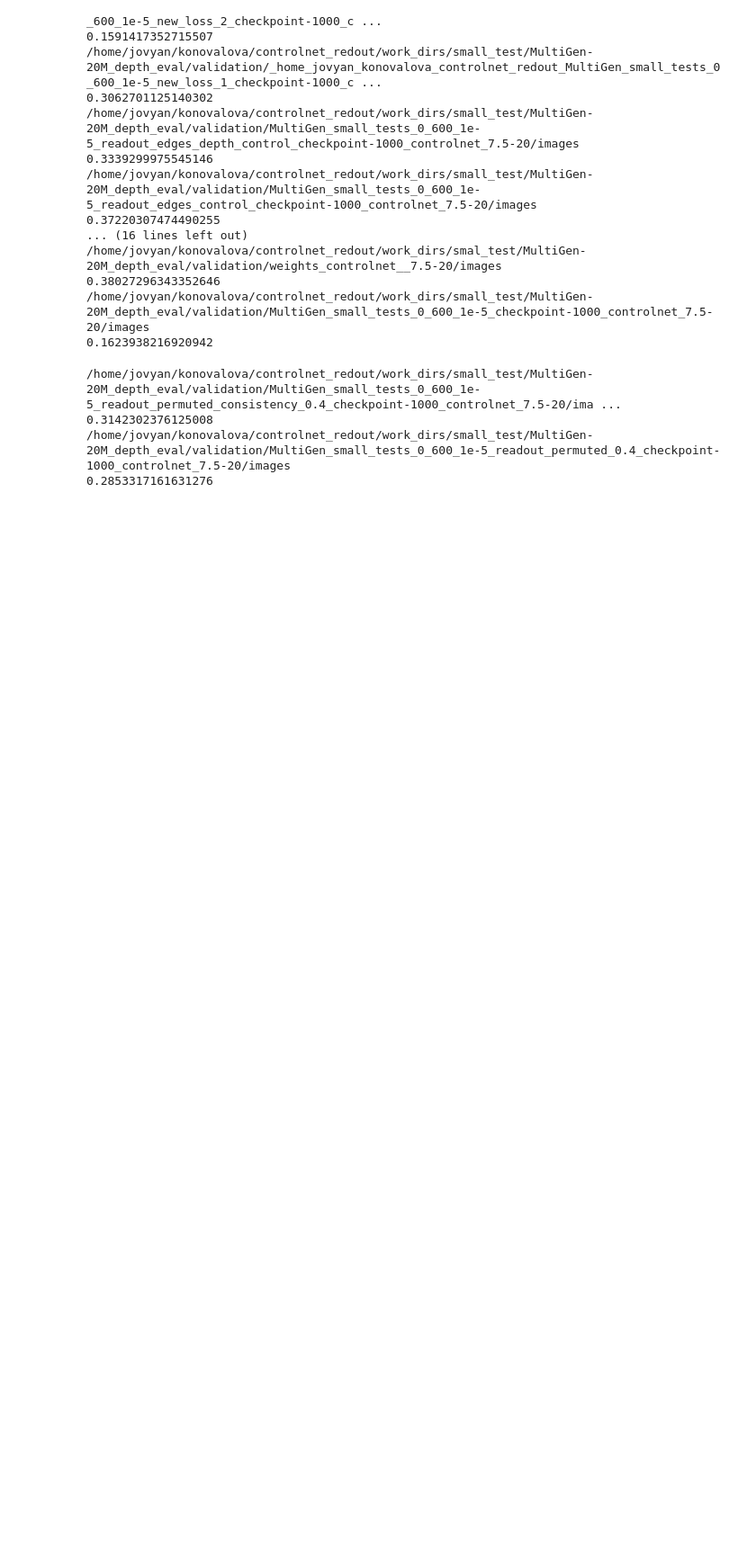
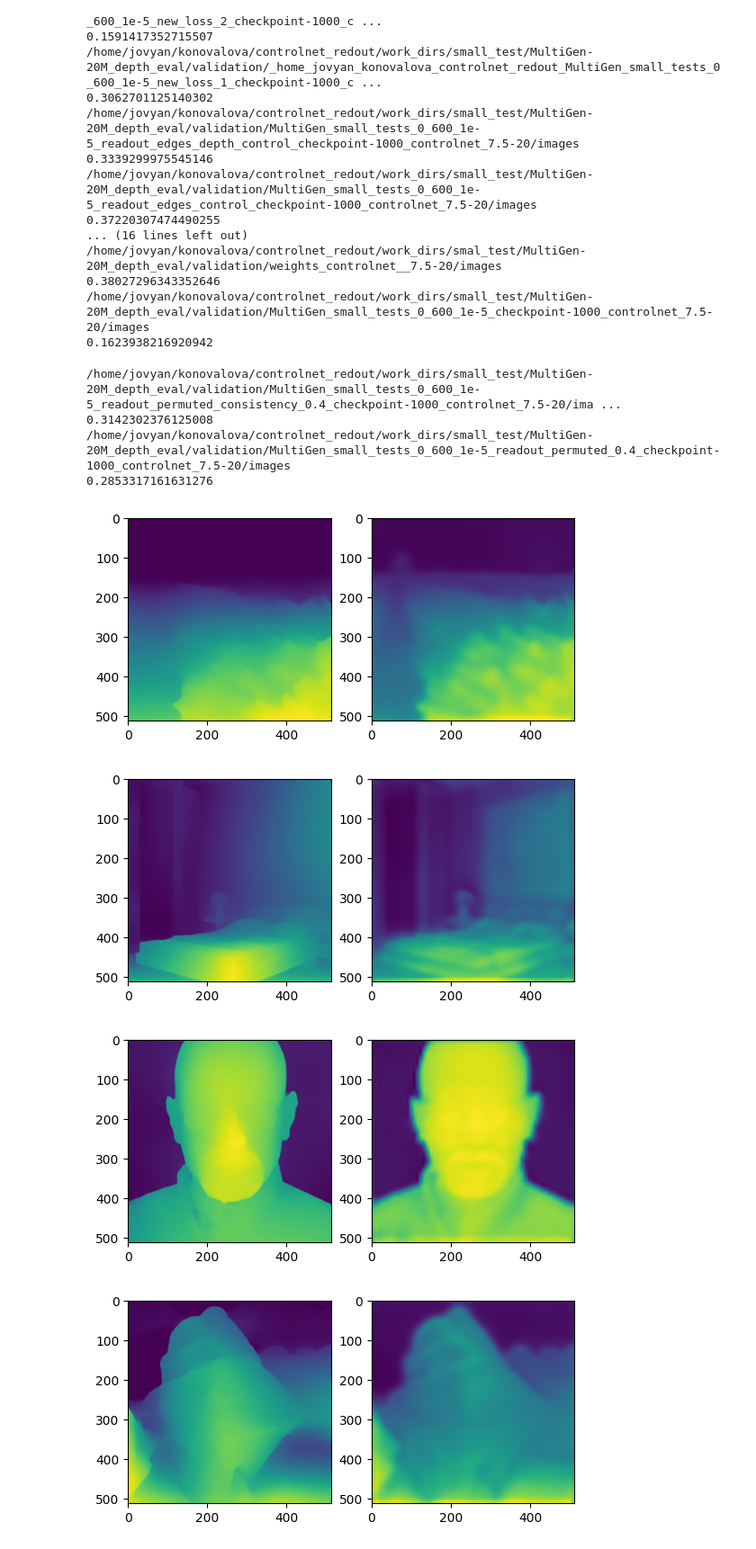
Before and after one commit to ControlGenAI/InnerControl, a Jupyter notebook: rewarding.ipynb, the cells around one changed output. Shown: that part at 90% size. Cells and saved outputs as stored; diff of their text form; code cells hidden in the pictures; blank space fills up the shorter version.

```diff
--- a/rewarding.ipynb
+++ b/rewarding.ipynb
@@ -235,3 +235,27 @@ for path in all_path:
 0.3142302376125008
 /home/jovyan/konovalova/controlnet_redout/work_dirs/small_test/MultiGen-20M_depth_eval/validation/MultiGen_small_tests_0_600_1e-5_readout_permuted_0.4_checkpoint-1000_controlnet_7.5-20/images
 0.2853317161631276
+# %%
+import torch
+import matplotlib.pyplot as plt
+
+labels = torch.load('labels.pt').cpu()
+obs_feat = torch.load('obs_feat.pt').cpu()
+# %%
+import torchvision
+
+obs_feat = torchvision.transforms.functional.resize(obs_feat.unsqueeze(1).float(), (512, 512), interpolation=torchvision.transforms.InterpolationMode.BILINEAR)
+# %%
+labels = torchvision.transforms.functional.resize(labels.unsqueeze(1), (512, 512), interpolation=torchvision.transforms.InterpolationMode.BILINEAR).float()
+# %%
+for i in range(len(labels)):
+
+    fig, axs = plt.subplots(1, 2)
+    axs[0].imshow(labels[i].mean(0).cpu())
+    axs[1].imshow(obs_feat[i].mean(0).cpu().detach())
+    plt.show()
+# %% [output]
+[figure, added]
+[figure, added]
+[figure, added]
+[figure, added]
```
Also changed, not shown: parts of 1 cell of this notebook, 21 other files.
